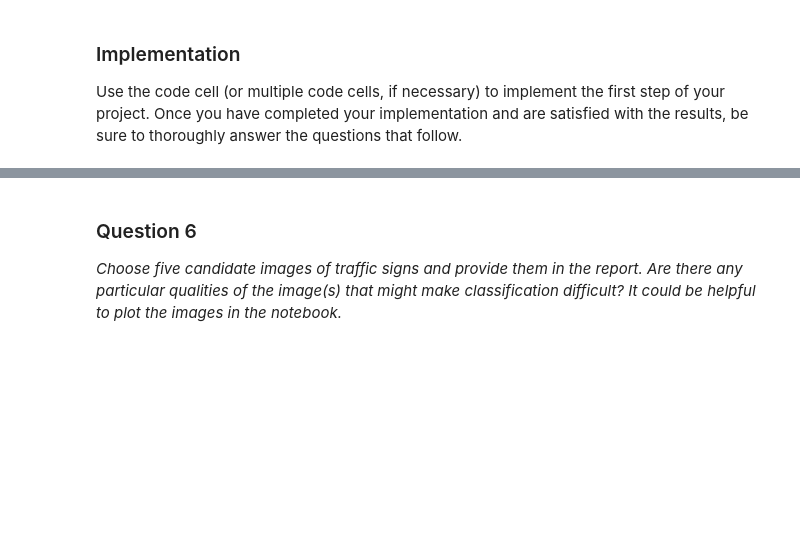
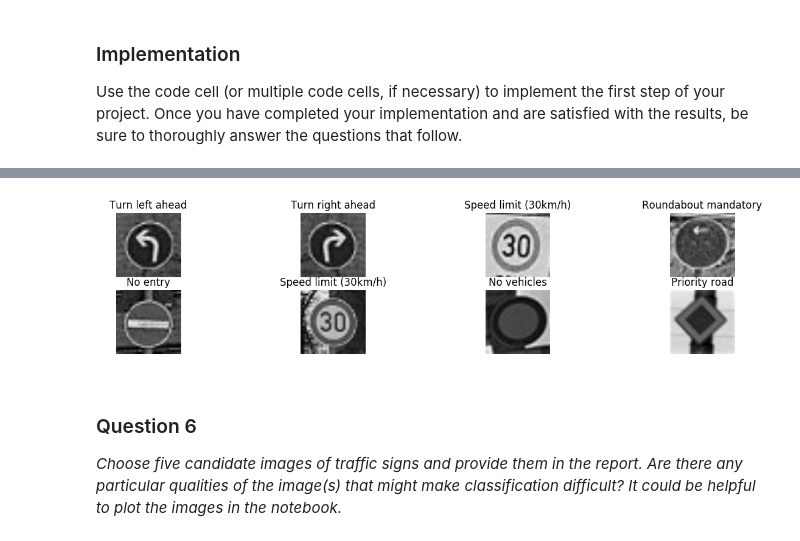
Before and after one commit to ab1153/CarND-Traffic-Sign-Classifier-Project, a Jupyter notebook: Traffic_Sign_Classifier.ipynb, the cells around one changed output, grey strips where cells are left out. Cells and saved outputs as stored; diff of their text form; code cells hidden in the pictures; blank space fills up the shorter version.

```diff
--- a/Traffic_Sign_Classifier.ipynb
+++ b/Traffic_Sign_Classifier.ipynb
@@ -354,6 +362,7 @@ EPOCH 27 ...Validation Accuracy = 0.997, Loss per sample = 0.012
 EPOCH 28 ...Validation Accuracy = 0.997, Loss per sample = 0.014
 EPOCH 29 ...Validation Accuracy = 0.997, Loss per sample = 0.011
 # %%
+saver = tf.train.Saver()
 with tf.Session() as sess:
     saver.restore(sess, tf.train.latest_checkpoint('.'))
 
@@ -390,3 +429,24 @@ Use the code cell (or multiple code cells, if necessary) to implement the first
+# %%
+test_img_data = convert_img(test_img_data)
+test_img_data = test_img_data[..., None]
+processed_test_img = test_img_data.squeeze(axis=3)
+# %%
+saver = tf.train.Saver()
+with tf.Session() as sess:
+    saver.restore(sess, tf.train.latest_checkpoint('.'))
+    softmax_pred = tf.nn.softmax(logits)
+    test_pred = sess.run(softmax_pred, feed_dict={x: test_img_data, keep_prob: 1})
+    prediction_test = np.argmax(test_pred, 1)
+    _, axes = plt.subplots(2,4,figsize=(15,3))
+
+    for j in range(2):
+        for i in range(4):
+            img_i = i + j*4
+            axes[j,i].axis('off')
+            axes[j,i].imshow(processed_test_img[img_i],cmap='gray')
+            axes[j,i].set_title(signs[prediction_test[img_i]])
+# %% [output]
+[figure, added]
 # %% [markdown]
 ### Question 6
 
```
Also changed, not shown: parts of 16 cells of this notebook.
